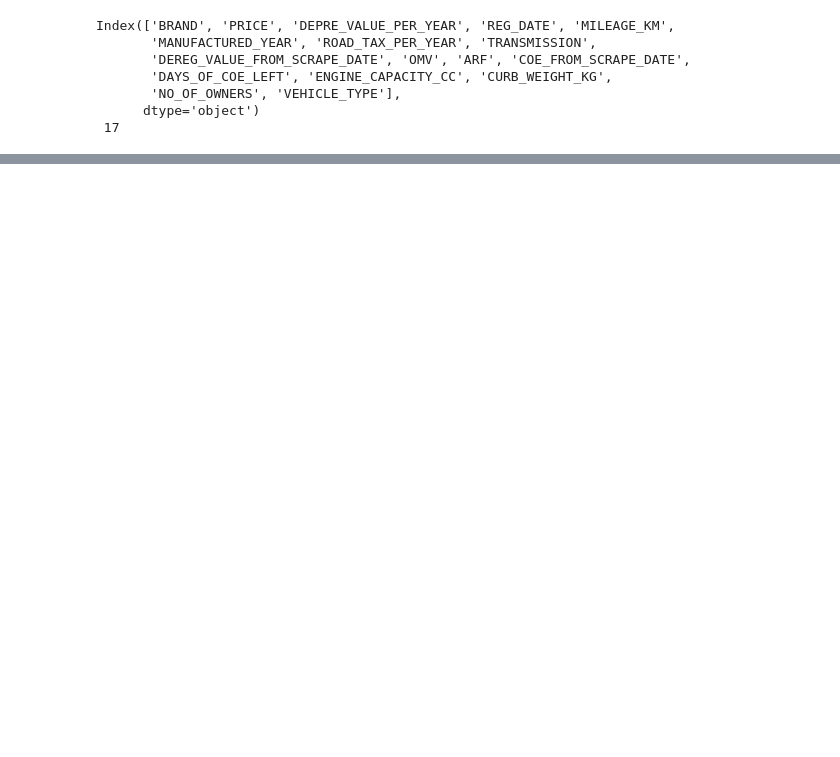
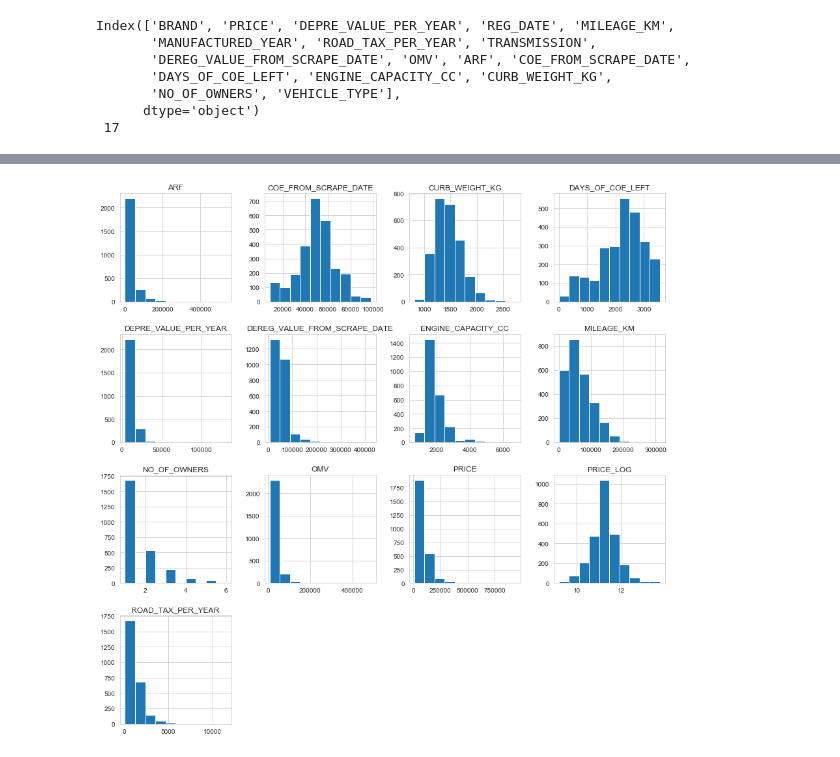
Before and after one commit to xianjinseow92/Data-Science-Projects, a Jupyter notebook: Project_2_SgCarMart Price Prediction_2/notebooks/EDA and Linear Regression Analysis on Used Cars from SGCARMART.ipynb, the cells around one changed output, grey strips where cells are left out. Cells and saved outputs as stored; diff of their text form; code cells hidden in the pictures; blank space fills up the shorter version.

Commit message:
explored more data in EDA

```diff
--- a/Project_2_SgCarMart Price Prediction_2/notebooks/EDA and Linear Regression Analysis on Used Cars from SGCARMART.ipynb
+++ b/Project_2_SgCarMart Price Prediction_2/notebooks/EDA and Linear Regression Analysis on Used Cars from SGCARMART.ipynb
@@ -174,0 +246,16 @@ df_clean[df_clean['TRANSMISSION'] == "Manual"]
+# %%
+pd.DataFrame.hist(df_clean,figsize=[15,15]); # These are distributions of the variables itself
+
+# y-axis = frequency. How often this occurs
+# x-axis = the value of the variable itself
+
+# We use this to check for normality of variables
+# Normality = degree of which your variable is normally distributed
+# Significance of it being normally distributed = otherwise violating assumptions of OLS
+
+# Transformation is done on variables that are not normally distributed
+# log if it's left/right-skewed -> check histogram again (distplot)
+
+# eg. ARF is not reflected of majority of vehicles
+# %% [output]
+[figure, added]
```
Also changed, not shown: parts of 29 cells of this notebook.
